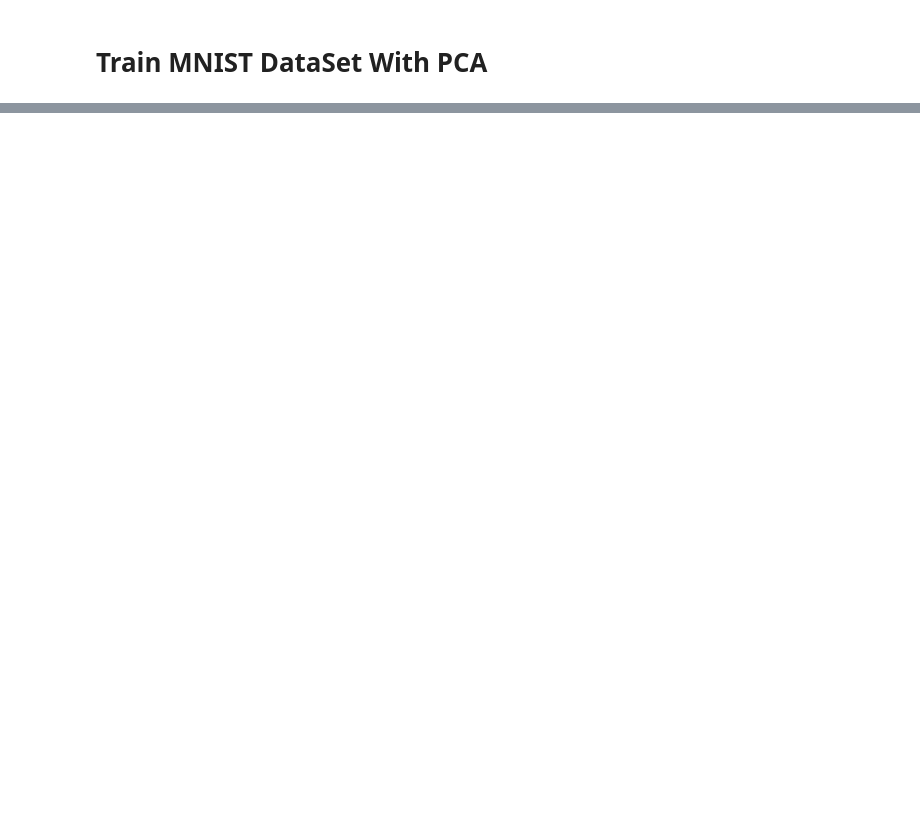
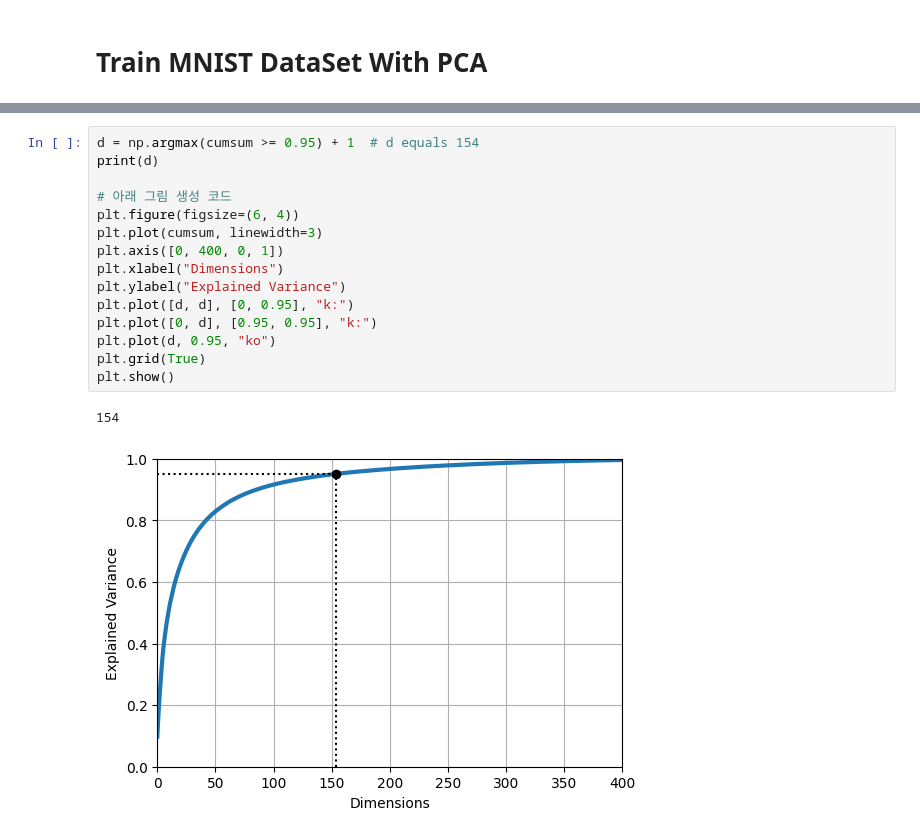
Before and after one commit to Eclipse-peach/pca-performance_mlp, a Jupyter notebook: PCA.ipynb, the cells around one changed output, grey strips where cells are left out. Drawn from its saved outputs; the diff is of its cells as text; blank space fills up the shorter version.

```diff
--- a/PCA.ipynb
+++ b/PCA.ipynb
@@ -199,3 +391,21 @@ PCA-reduced Data Training Time: 47.34 seconds
+# %%
+d = np.argmax(cumsum >= 0.95) + 1  # d equals 154
+print(d)
+
+# 아래 그림 생성 코드
+plt.figure(figsize=(6, 4))
+plt.plot(cumsum, linewidth=3)
+plt.axis([0, 400, 0, 1])
+plt.xlabel("Dimensions")
+plt.ylabel("Explained Variance")
+plt.plot([d, d], [0, 0.95], "k:")
+plt.plot([0, d], [0.95, 0.95], "k:")
+plt.plot(d, 0.95, "ko")
+plt.grid(True)
+plt.show()
+# %% [output]
+154
+[figure, added]
 # %%
 import matplotlib.pyplot as plt
 import numpy as np
```
Also changed, not shown: parts of 9 cells of this notebook.
